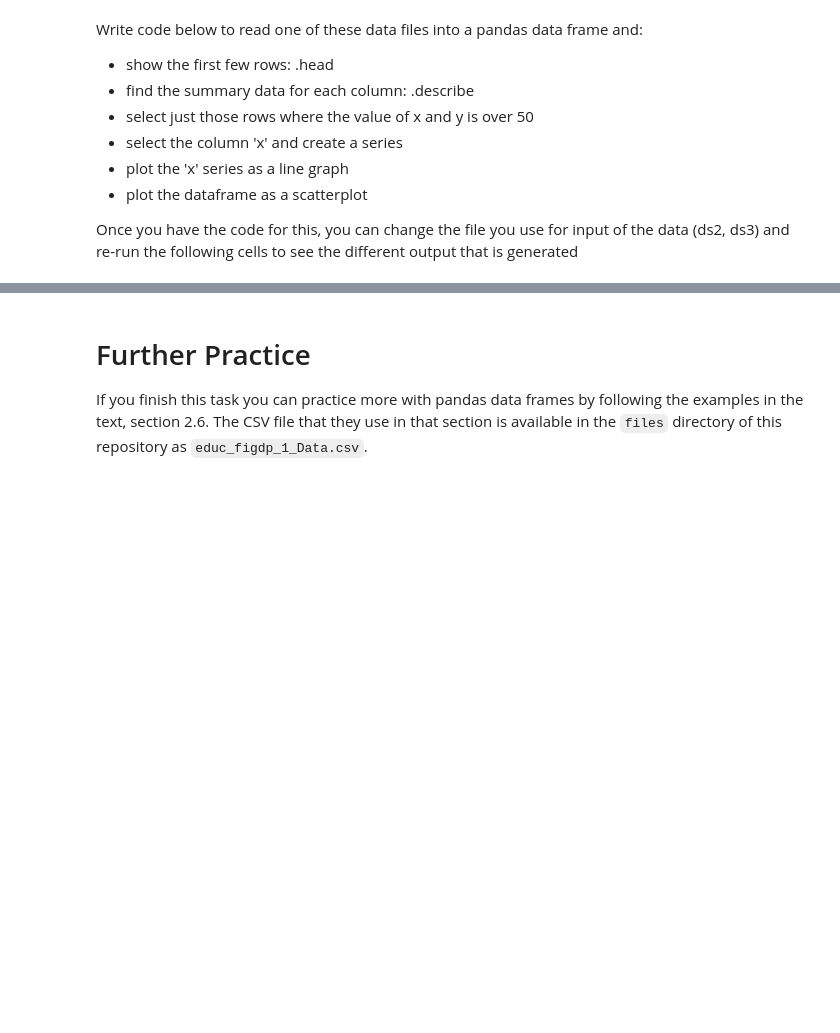
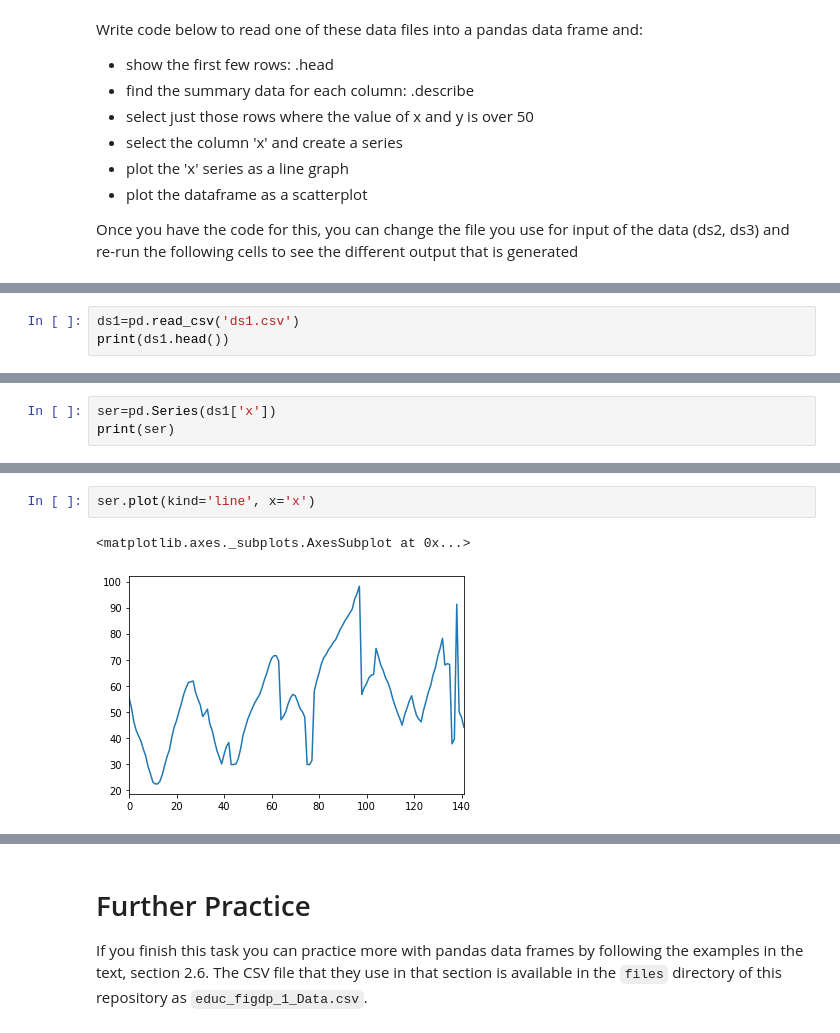
Before and after one commit to shubhamrana2374/Data-Science-Practical, a Jupyter notebook: COMP257 Week 2.ipynb, the cells around one changed output, grey strips where cells are left out. Drawn from its saved outputs; the diff is of its cells as text; blank space fills up the shorter version.

```diff
--- a/COMP257 Week 2.ipynb
+++ b/COMP257 Week 2.ipynb
@@ -105,0 +180,3 @@ Once you have the code for this, you can change the file you use for input of th
+# %%
+ds1=pd.read_csv('ds1.csv')
+print(ds1.head())
@@ -105,0 +225,3 @@ Once you have the code for this, you can change the file you use for input of th
+# %%
+ser=pd.Series(ds1['x'])
+print(ser)
@@ -105,0 +246,5 @@ Once you have the code for this, you can change the file you use for input of th
+# %%
+ser.plot(kind='line', x='x')
+# %% [output]
+<matplotlib.axes._subplots.AxesSubplot at 0x...>
+[figure, added]
```
Also changed, not shown: parts of 13 cells of this notebook.
